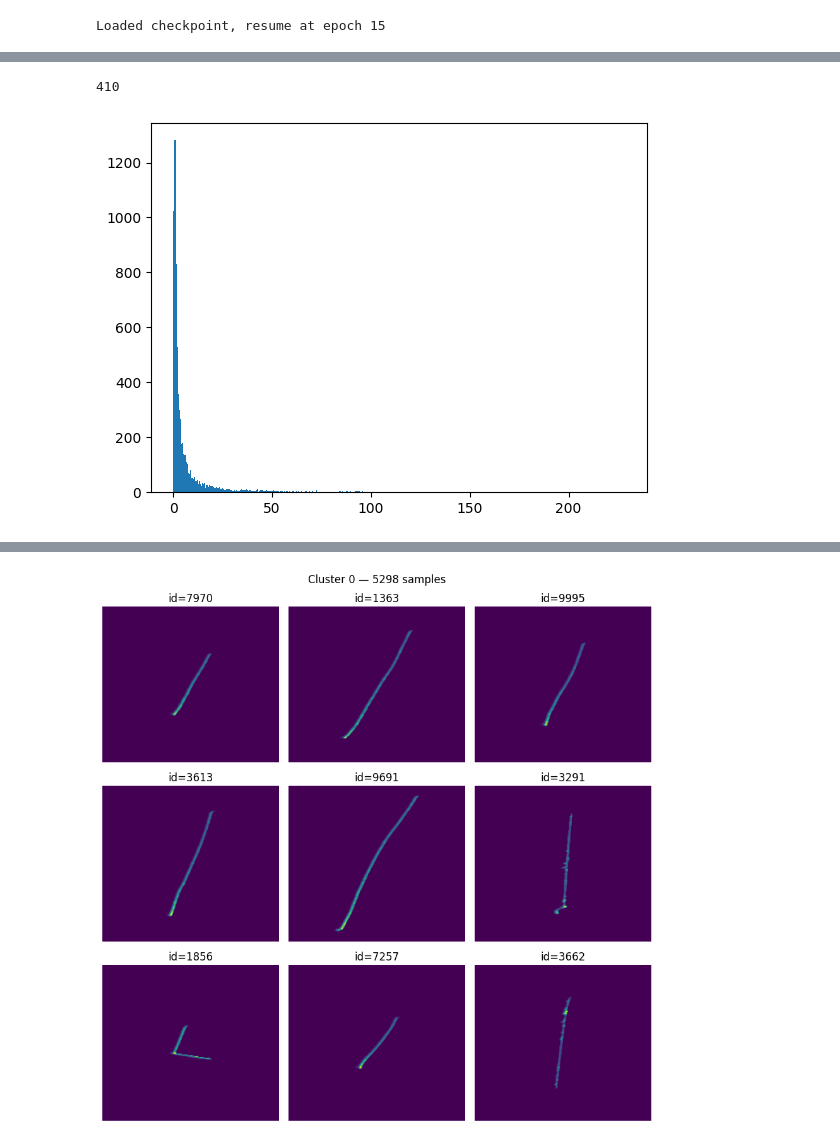
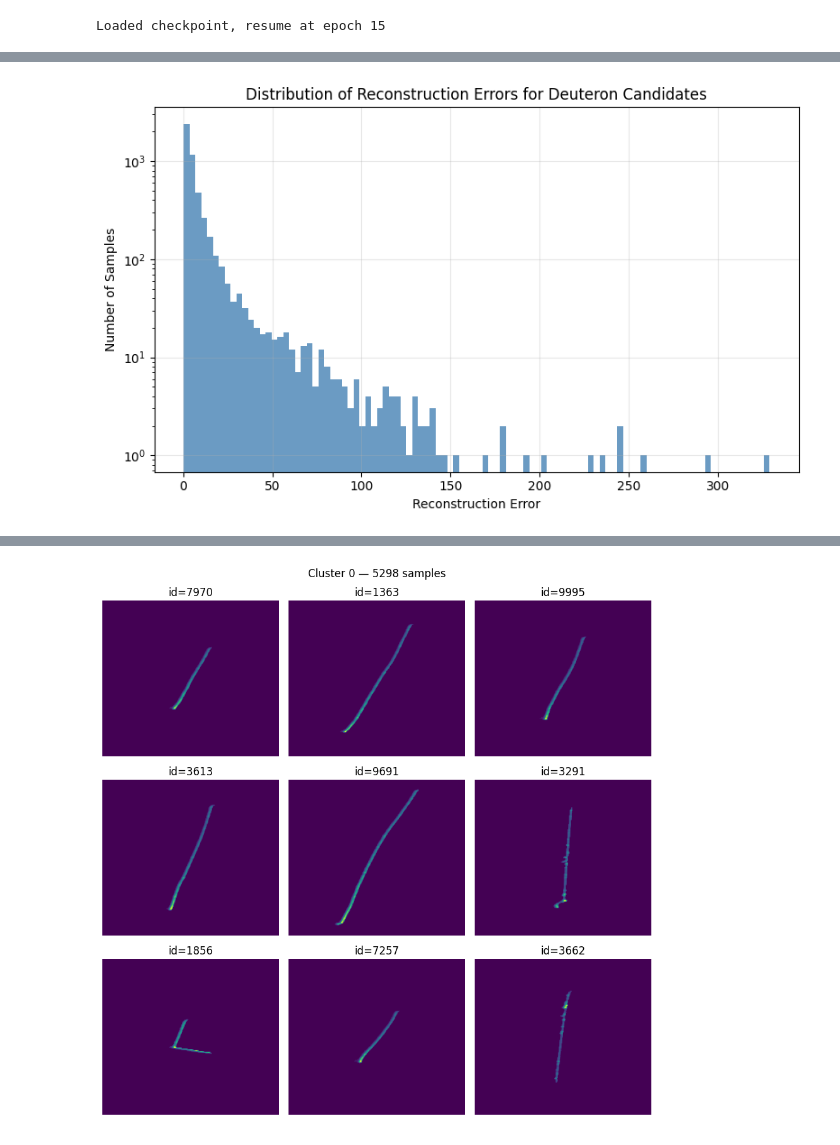
Before and after one commit to mohummudh/proton-deuteron, a Jupyter notebook: notebooks/autoencoder/anomaly.ipynb, the cells around one changed output, grey strips where cells are left out. Drawn from its saved outputs; the diff is of its cells as text; code cells hidden in the pictures.

```diff
--- a/notebooks/autoencoder/anomaly.ipynb
+++ b/notebooks/autoencoder/anomaly.ipynb
@@ -457,5 +467,12 @@ len(plt.hist(deuterons['beamline_mass'], bins='auto')[1])
-# %%
-len(plt.hist(RE_per_sample_d, bins='auto')[1])
-# %% [output]
-410
-[figure, removed]
+# %%
+plt.figure(figsize=(8, 5))
+plt.hist(RE_per_sample_d, bins=100, color='steelblue', alpha=0.8)
+plt.xlabel("Reconstruction Error")
+plt.ylabel("Number of Samples")
+plt.title("Distribution of Reconstruction Errors for Deuteron Candidates")
+plt.grid(True, alpha=0.3)
+plt.yscale('log')
+plt.tight_layout()
+plt.show()
+# %% [output]
+[figure, added]
```
Also changed, not shown: parts of 12 cells of this notebook.
